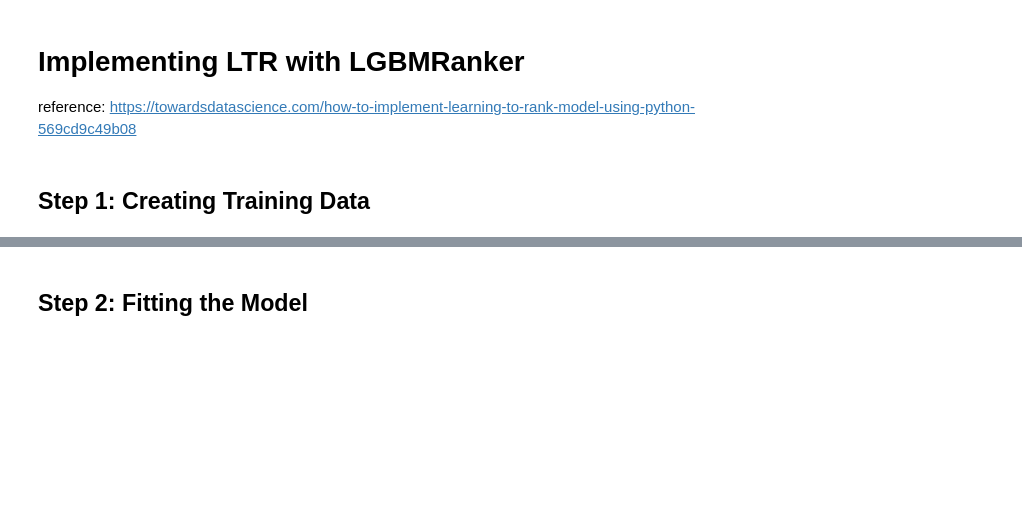
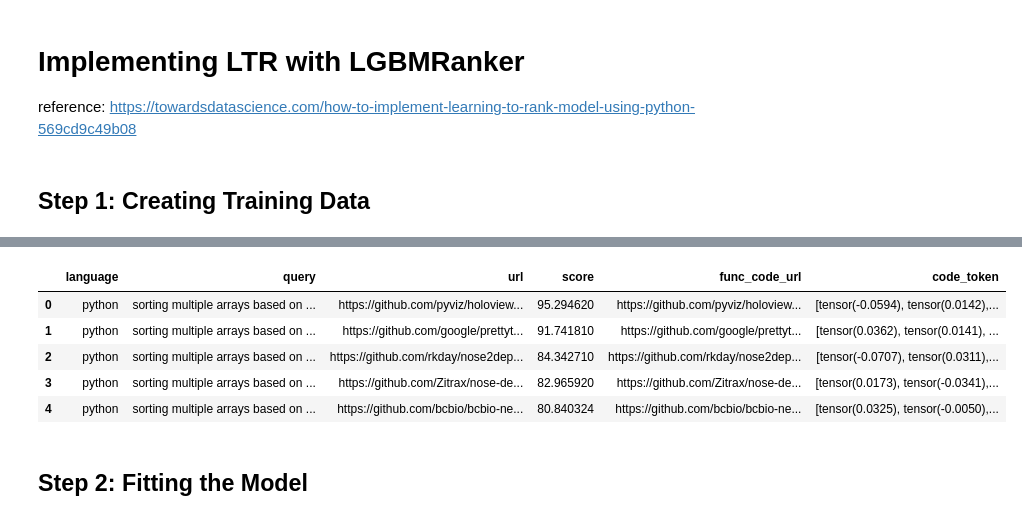
Before and after one commit to toekneeta/CodeSemanticSearch, a Jupyter notebook: elastic_search_engine.ipynb, the cells around one changed output, grey strips where cells are left out. Cells and saved outputs as stored; diff of their text form; code cells hidden in the pictures; blank space fills up the shorter version.

```diff
--- a/elastic_search_engine.ipynb
+++ b/elastic_search_engine.ipynb
@@ -342,0 +354,2 @@ reference: https://towardsdatascience.com/how-to-implement-learning-to-rank-mode
+# %%
+train_df = pd.DataFrame(data_train)
@@ -342,0 +365,2 @@ reference: https://towardsdatascience.com/how-to-implement-learning-to-rank-mode
+# %%
+train_df['code_token'] = code_tokens.values()
@@ -342,0 +369,2 @@ reference: https://towardsdatascience.com/how-to-implement-learning-to-rank-mode
+# %%
+train_df['docu_token'] = docu_tokens.values()
@@ -342,0 +373,7 @@ reference: https://towardsdatascience.com/how-to-implement-learning-to-rank-mode
+# %%
+# get the token representation of the es_results
+es_model_preds = test_es_results_df
+# pd.read_csv("es_model_predictions.csv")
+
+to_merge = train_df[['func_code_url', 'code_token', 'docu_tokens']]
+to_merge.head()
@@ -342,0 +387,10 @@ reference: https://towardsdatascience.com/how-to-implement-learning-to-rank-mode
+# %%
+es_with_tokens = es_model_preds.merge(to_merge, left_on='url', right_on='func_code_url')
+es_with_tokens.head()
+# %% [output]
+|  | language | query | url | score | func_code_url | code_token |
+| 0 | python | sorting multiple arrays based on ... | https://github.com/pyviz/holoview... | 95.294620 | https://github.com/pyviz/holoview... | [tensor(-0.0594), tensor(0.0142),... |
+| 1 | python | sorting multiple arrays based on ... | https://github.com/google/prettyt... | 91.741810 | https://github.com/google/prettyt... | [tensor(0.0362), tensor(0.0141), ... |
+| 2 | python | sorting multiple arrays based on ... | https://github.com/rkday/nose2dep... | 84.342710 | https://github.com/rkday/nose2dep... | [tensor(-0.0707), tensor(0.0311),... |
+| 3 | python | sorting multiple arrays based on ... | https://github.com/Zitrax/nose-de... | 82.965920 | https://github.com/Zitrax/nose-de... | [tensor(0.0173), tensor(-0.0341),... |
+| 4 | python | sorting multiple arrays based on ... | https://github.com/bcbio/bcbio-ne... | 80.840324 | https://github.com/bcbio/bcbio-ne... | [tensor(0.0325), tensor(-0.0050),... |
```
Also changed, not shown: parts of 29 cells of this notebook.
